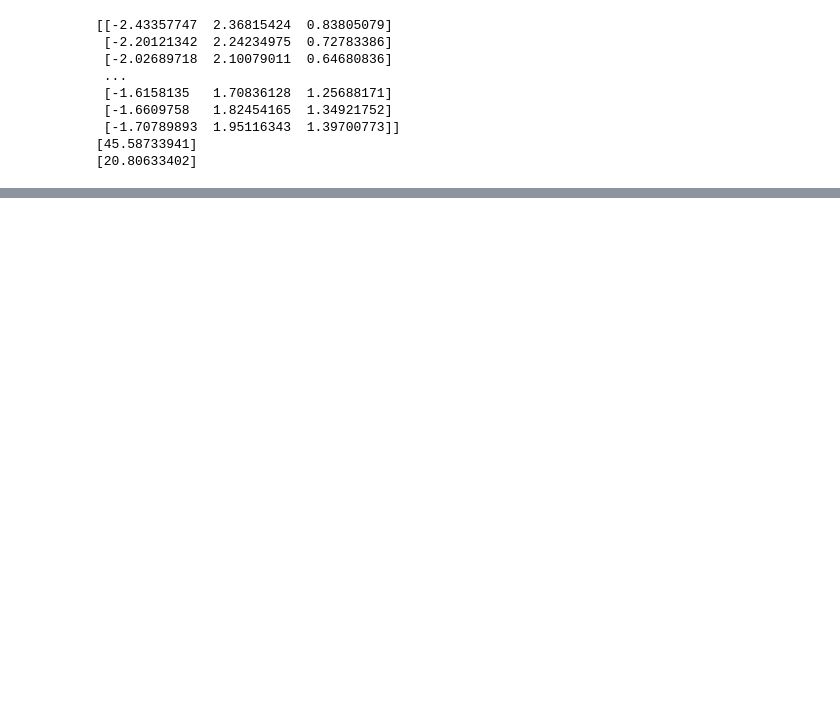
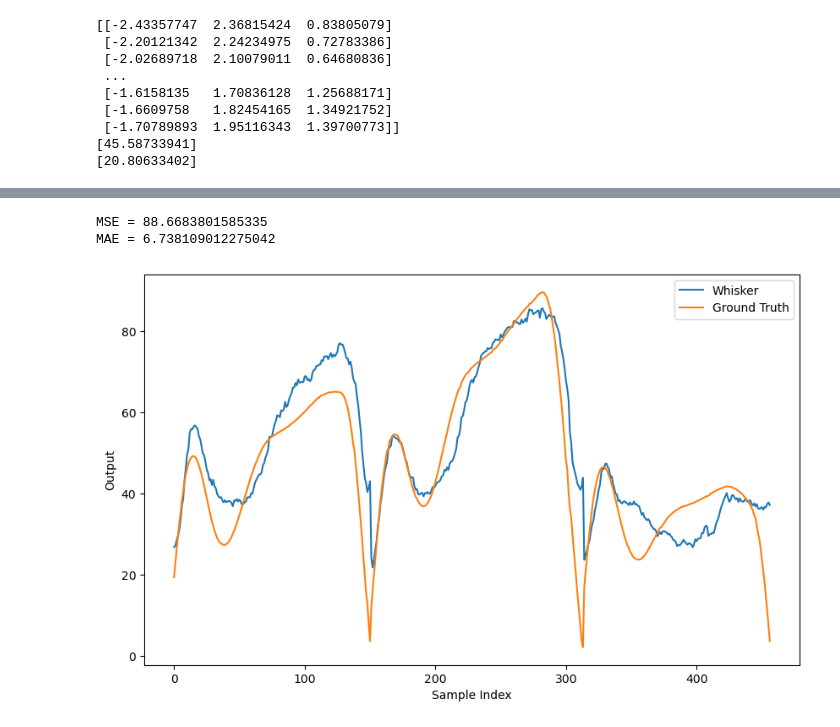
Before and after one commit to TacYee/autonomous-fly, a Jupyter notebook: Optitrack/dataanalyse/uncertainty_mlp_KF.ipynb, the cells around one changed output, grey strips where cells are left out. Drawn from its saved outputs; the diff is of its cells as text; code cells hidden in the pictures; blank space fills up the shorter version.

```diff
--- a/Optitrack/dataanalyse/uncertainty_mlp_KF.ipynb
+++ b/Optitrack/dataanalyse/uncertainty_mlp_KF.ipynb
@@ -326,0 +407,66 @@ Time                    = 0.5008988380432129
+# %%
+#uncertainty KF whisker2
+import numpy as np
+import os
+import matplotlib.pyplot as plt
+from KF import KalmanFilterUA
+from sklearn.metrics import mean_squared_error, mean_absolute_error
+
+def apply_kalman_filter(initial_state, test_pre, uncertainties):
+    kf = KalmanFilterUA(initial_state, initial_covariance, process_noise)
+    estimates = [np.array([initial_state])]
+    for z, uncertainty in zip(test_pre[1:], uncertainties[1:]):
+        kf.predict()
+        measurement_noise = np.array([[uncertainty]])  # 动态测量噪声
+        kf.update(np.array([z]), measurement_noise)  # 传递动态噪声到更新步骤
+        estimates.append(kf.get_current_estimate())
+    return estimates
+
+# 数据分段
+test_GT2_filtered_1 = test_GT2_filtered[0:151]
+test_GT2_filtered_2 = test_GT2_filtered[151:314]
+test_GT2_filtered_3 = test_GT2_filtered[314:457]
+test_pre2_1 = test_pre2[0:151]
+test_pre2_2 = test_pre2[151:314]
+test_pre2_3 = test_pre2[314:457]
+
+# 假设 `test_uncertainty` 是你模型预测的不确定性输出
+test_uncertainty2_1 = test_uncertainty2[0:151]
+test_uncertainty2_2 = test_uncertainty2[151:314]
+test_uncertainty2_3 = test_uncertainty2[314:457]
+
+# 初始状态和噪声配置
+initial_states = [test_pre2_1[0], test_pre2_2[0], test_pre2_3[0]]
+initial_covariance = np.array([[5]])
+process_noise = np.array([[1]])
+
+# 应用卡尔曼滤波
+test_kal2_1 = apply_kalman_filter(initial_states[0], test_pre2_1, test_uncertainty2_1)
+test_kal2_2 = apply_kalman_filter(initial_states[1], test_pre2_2, test_uncertainty2_2)
+test_kal2_3 = apply_kalman_filter(initial_states[2], test_pre2_3, test_uncertainty2_3)
+# 合并结果
+test_kal2 = test_kal2_1 + test_kal2_2 + test_kal2_3
+
+# 计算损失
+MSE_loss = mean_squared_error(test_kal2, test_GT2_filtered)
+MAE_loss = mean_absolute_error(test_kal2, test_GT2_filtered)
+
+print(f'MSE = {MSE_loss}')
+print(f'MAE = {MAE_loss}')
+
+# 保存图像
+test_image_folder = 'UA_MLP_KF_test_image_save_whisker2'
+os.makedirs(test_image_folder, exist_ok=True)
+test_image_output_file = f'{test_image_folder}/p_0.05_noise_1e-2_modelvarianceweight_1_whisker2_kf_UAnoise_5_0.5_1.png'
+
+plt.figure(figsize=(10, 6))
+plt.plot(test_kal2, label='Whisker')
+plt.plot(test_GT2_filtered, label='Ground Truth')
+plt.legend()
+plt.xlabel('Sample Index')
+plt.ylabel('Output')
+plt.savefig(test_image_output_file)
+# %% [output]
+MSE = 88.6683801585335
+MAE = 6.738109012275042
+[figure, added]
```
Also changed, not shown: parts of 5 cells of this notebook, 4 other files.
